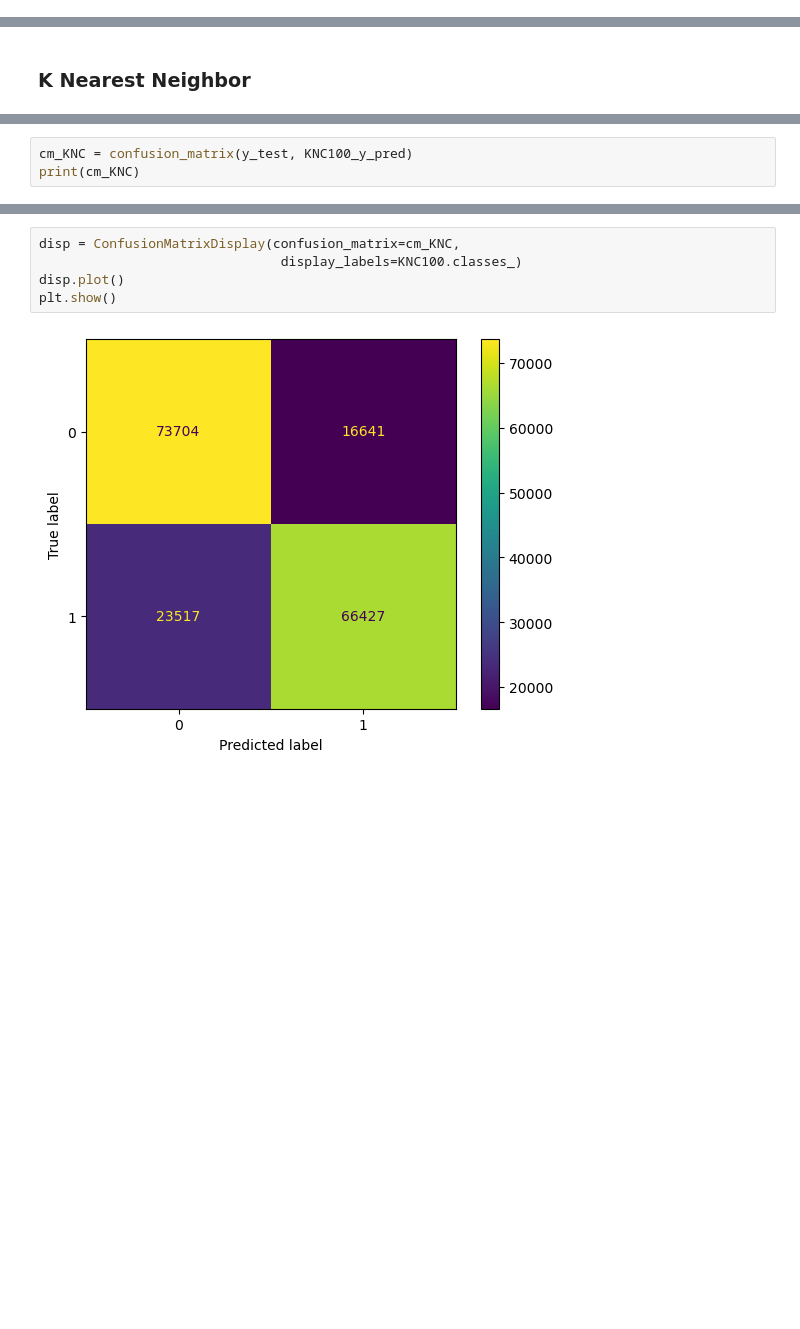
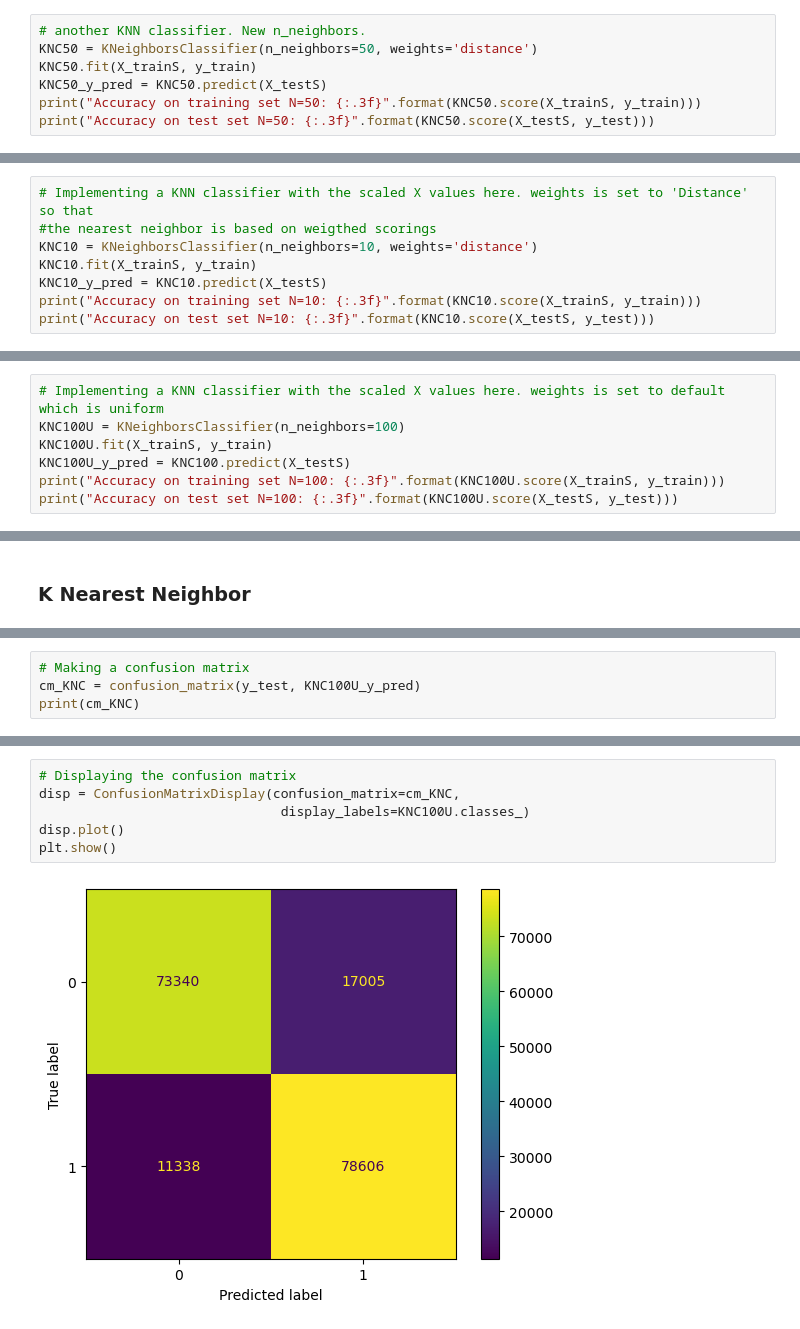
Before and after one commit to anda19ad/Big-Data-proejct-Elisa-Andreas, a Jupyter notebook: Elisa & Andreas Big Data Project.ipynb, the cells around one changed output, grey strips where cells are left out. Cells and saved outputs as stored; diff of their text form; blank space fills up the shorter version.

Commit message:
Nearest neighbor section updated
Scaling added. Restructured the section. New Grid search and manual exploring of different models.

```diff
--- a/Elisa & Andreas Big Data Project.ipynb
+++ b/Elisa & Andreas Big Data Project.ipynb
@@ -448,0 +433,7 @@ Accuracy on test set Grid: 0.879
+# %%
+# another KNN classifier. New n_neighbors.
+KNC50 = KNeighborsClassifier(n_neighbors=50, weights='distance')
+KNC50.fit(X_trainS, y_train)
+KNC50_y_pred = KNC50.predict(X_testS)
+print("Accuracy on training set N=50: {:.3f}".format(KNC50.score(X_trainS, y_train)))
+print("Accuracy on test set N=50: {:.3f}".format(KNC50.score(X_testS, y_test)))
@@ -448,0 +443,8 @@ Accuracy on test set Grid: 0.879
+# %%
+# Implementing a KNN classifier with the scaled X values here. weights is set to 'Distance' so that
+#the nearest neighbor is based on weigthed scorings
+KNC10 = KNeighborsClassifier(n_neighbors=10, weights='distance')
+KNC10.fit(X_trainS, y_train)
+KNC10_y_pred = KNC10.predict(X_testS)
+print("Accuracy on training set N=10: {:.3f}".format(KNC10.score(X_trainS, y_train)))
+print("Accuracy on test set N=10: {:.3f}".format(KNC10.score(X_testS, y_test)))
@@ -448,0 +454,7 @@ Accuracy on test set Grid: 0.879
+# %%
+# Implementing a KNN classifier with the scaled X values here. weights is set to default which is uniform
+KNC100U = KNeighborsClassifier(n_neighbors=100)
+KNC100U.fit(X_trainS, y_train)
+KNC100U_y_pred = KNC100.predict(X_testS)
+print("Accuracy on training set N=100: {:.3f}".format(KNC100U.score(X_trainS, y_train)))
+print("Accuracy on test set N=100: {:.3f}".format(KNC100U.score(X_testS, y_test)))
@@ -539,4 +589,5 @@ weighted avg       0.78      0.78      0.78    180289
 # %%
-cm_KNC = confusion_matrix(y_test, KNC100_y_pred)
+# Making a confusion matrix
+cm_KNC = confusion_matrix(y_test, KNC100U_y_pred)
 print(cm_KNC)
 # %% [output]
@@ -545,7 +596,8 @@ print(cm_KNC)
-# %%
-disp = ConfusionMatrixDisplay(confusion_matrix=cm_KNC,
-                               display_labels=KNC100.classes_)
-disp.plot()
-plt.show()
-# %% [output]
-[figure, removed]
+# %%
+# Displaying the confusion matrix
+disp = ConfusionMatrixDisplay(confusion_matrix=cm_KNC,
+                               display_labels=KNC100U.classes_)
+disp.plot()
+plt.show()
+# %% [output]
+[figure, added]
```
Also changed, not shown: parts of 43 cells of this notebook.
